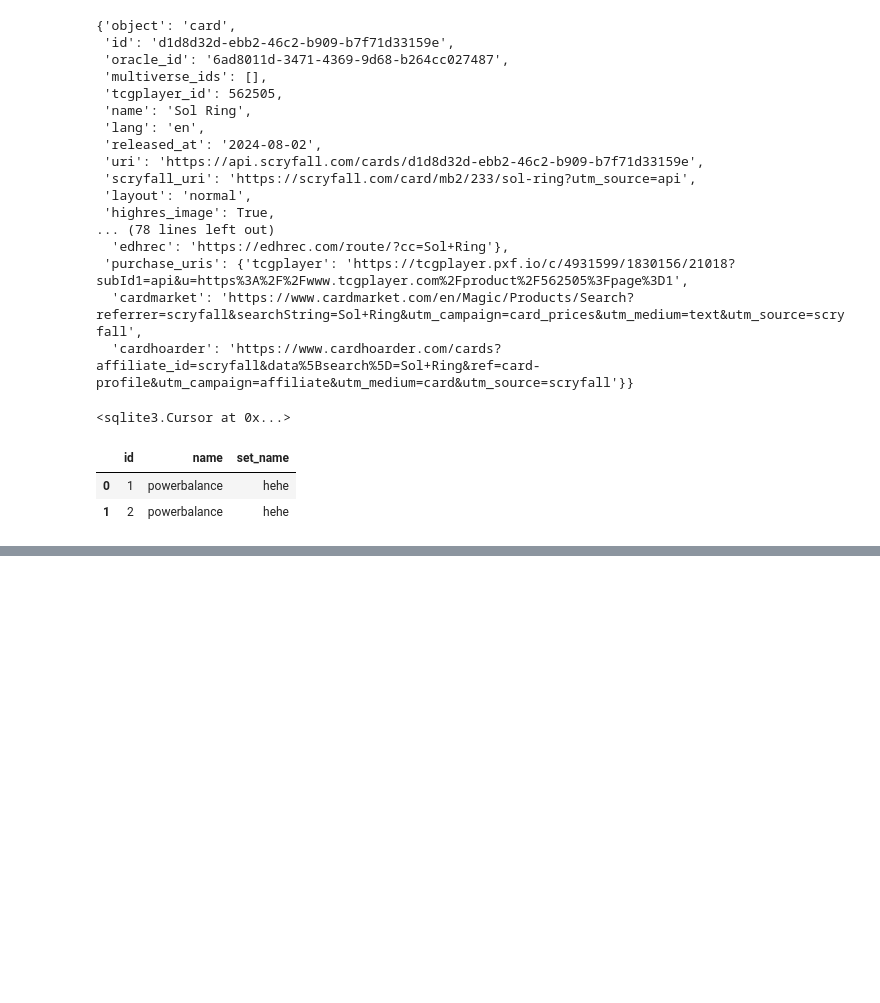
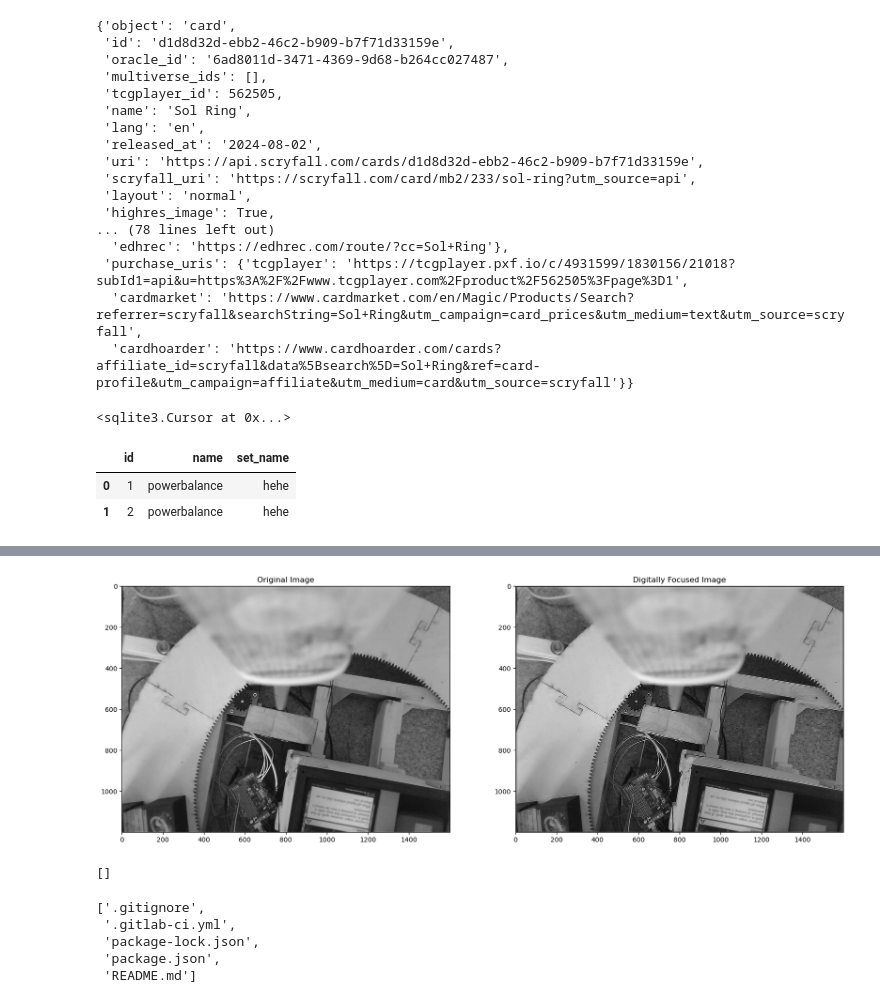
Before and after one commit to zytros/mtgCardScanner, a Jupyter notebook: CardScanner.ipynb, the cells around one changed output, grey strips where cells are left out. Cells and saved outputs as stored; diff of their text form; code cells hidden in the pictures; blank space fills up the shorter version.

```diff
--- a/CardScanner.ipynb
+++ b/CardScanner.ipynb
@@ -163,0 +211,46 @@ df
+# %%
+from skimage.restoration import richardson_lucy
+from skimage import io, color, img_as_float
+import numpy as np
+import matplotlib.pyplot as plt
+
+# Load the blurry image
+img = get_picture()
+gray_img = color.rgb2gray(img)
+
+# Create a motion blur kernel (PSF)
+psf = np.ones((5, 5)) / 25  # Change kernel size for different effects
+
+# Perform Richardson-Lucy deconvolution (blind deconvolution)
+deblurred_img = richardson_lucy(gray_img, psf, num_iter=30)
+
+# Display the result
+plt.figure(figsize=(20, 10))
+plt.subplot(121), plt.imshow(gray_img, cmap='gray'), plt.title('Original Image')
+plt.subplot(122), plt.imshow(deblurred_img, cmap='gray'), plt.title('Digitally Focused Image')
+plt.show()
+# %% [output]
+[figure, added]
+# %%
+ls = ['1,2,3,4,5,6,7,8,9,10','as']
+[print(l) for l in ls if 'l % 2 == 0' in l]
+# %% [output]
+[]
+# %%
+import os
+
+def extract_file_names(folder_path):
+    file_names = []
+    for file_name in os.listdir(folder_path):
+        if os.path.isfile(os.path.join(folder_path, file_name)):
+            file_names.append(file_name)
+
+    return file_names
+
+extract_file_names('./web_server')
+# %% [output]
+['.gitignore',
+ '.gitlab-ci.yml',
+ 'package-lock.json',
+ 'package.json',
+ 'README.md']
```
Also changed, not shown: parts of 7 cells of this notebook, 10 other files.
